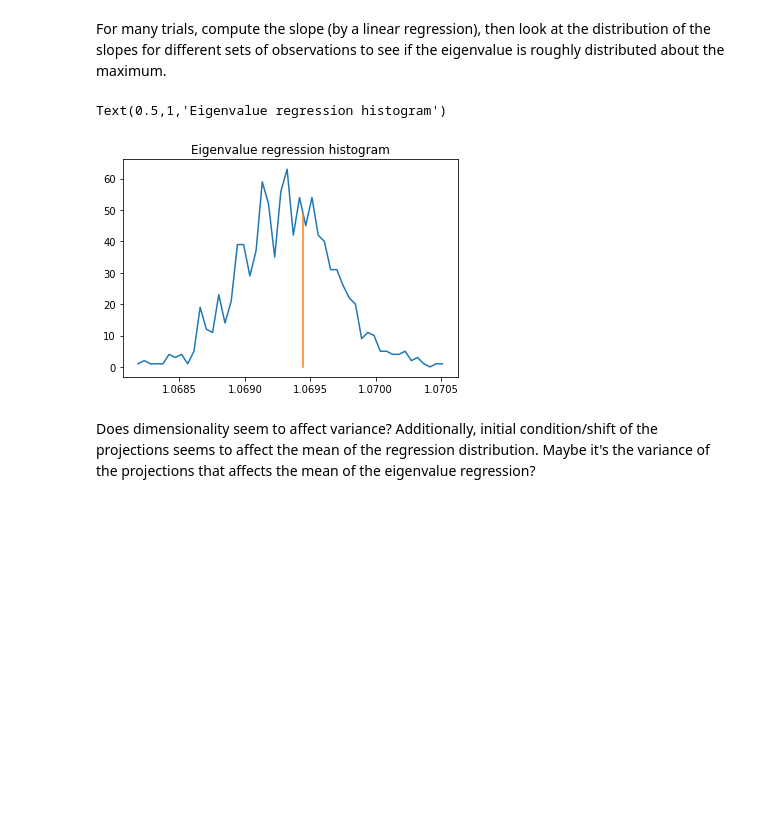
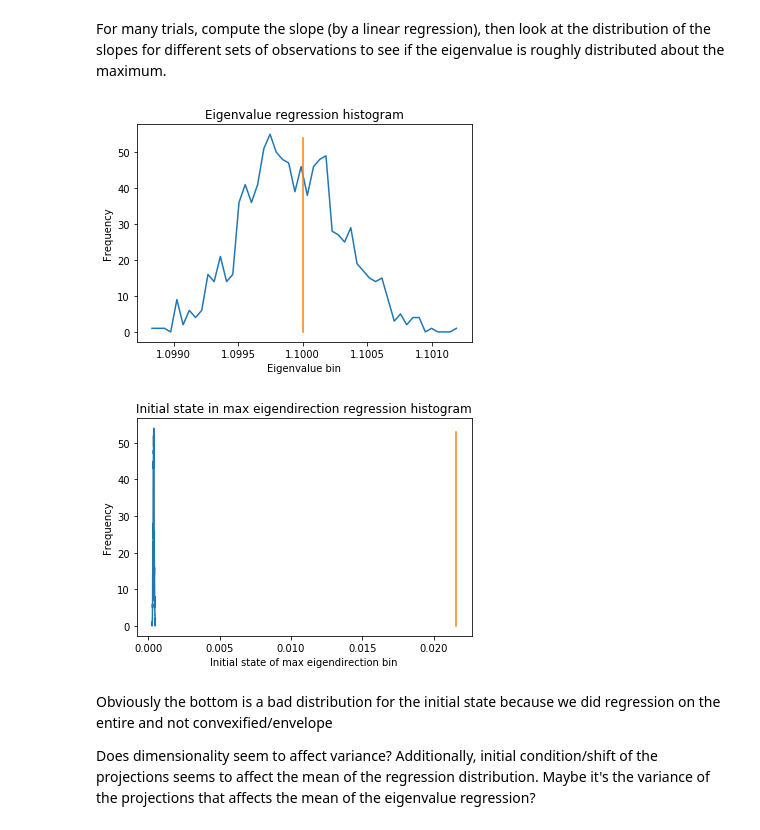
Before and after one commit to rahularya50/control-proj, a Jupyter notebook: Jupyter Notebooks/Randomized Eigenvalues (Diagonal Case).ipynb, the cells around one changed output. Drawn from its saved outputs; the diff is of its cells as text; code cells hidden in the pictures; blank space fills up the shorter version.

```diff
--- a/Jupyter Notebooks/Randomized Eigenvalues (Diagonal Case).ipynb
+++ b/Jupyter Notebooks/Randomized Eigenvalues (Diagonal Case).ipynb
@@ -12,7 +13,7 @@ from linalg_helper import *
 First, we'll simulate a system with lots of dimensions, some unstable eigenvalue and all others stable
 # %%
 dim = 1000
-A = make_random_diagonal_matrix(dim, 1, 0.5, 1)
+A = make_random_diagonal_matrix(dim, 1.1, 0, 1)
 print('Eigenvalues of matrix')
 for i in range(dim):
     print(A[i, i])
@@ -156,25 +157,29 @@ For many trials, compute the slope (by a linear regression), then look at the di
 # %%
 time = np.array(range(N)).reshape([N, 1])
 A_regress = np.hstack((time, np.ones([N, 1])))
 
 r_result = np.zeros([trials, 2])
 
 for i in range(trials):
     b_regress = np.log(np.array(obs[:,i]).reshape([N, 1]))
     slope, _, _, _ = np.linalg.lstsq(A_regress, b_regress, rcond=None)
     r_result[i,:] = slope.reshape([1, 2])
 
-hist, edges = np.histogram(np.exp(r_result[:,0]), N//10)
+plot_histogram(np.exp(r_result[:,0]), N//10, eig)
+plt.title('Eigenvalue regression histogram')
+plt.xlabel('Eigenvalue bin')
+plt.ylabel('Frequency')
 
-edge_means = [(edges[i] + edges[i+1])/2 for i in range(len(edges) -1)]
-
-plt.plot(edge_means, hist)
-plt.plot([eig]*50,range(50))
-plt.title('Eigenvalue regression histogram')
+plot_histogram(np.exp(r_result[:,1]), N//10, abs(x2[0,:].dot(max_eigvec)))
+plt.title('Initial state in max eigendirection regression histogram')
+plt.xlabel('Initial state of max eigendirection bin')
+plt.ylabel('Frequency');
 # %% [output]
-Text(0.5,1,'Eigenvalue regression histogram')
-[figure, old version]
+[figure, new version]
+[figure, added]
 # %% [markdown]
+Obviously the bottom is a bad distribution for the initial state because we did regression on the entire and not convexified/envelope
+
 Does dimensionality seem to affect variance? Additionally, initial condition/shift of the projections seems to affect the mean of the regression distribution. Maybe it's the variance of the projections that affects the mean of the eigenvalue regression?
 # %%
 # I don't think this code works, but not because of errors in the code, but because of a conceptual stop.
```
Also changed, not shown: parts of 9 cells of this notebook, 1 other file.
